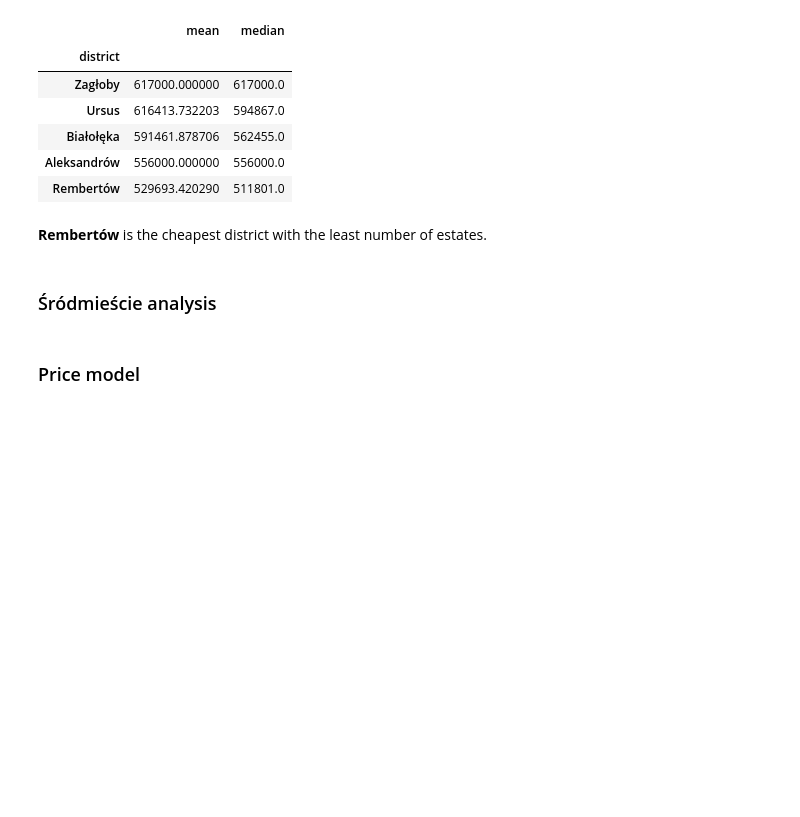
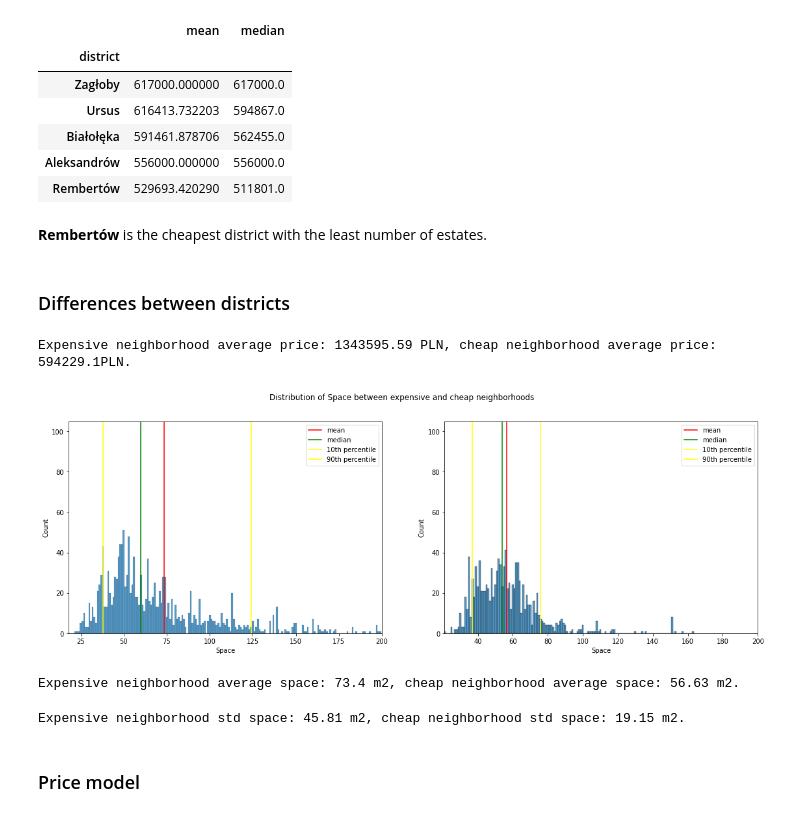
Before and after one commit to CarJung/Uni, a Jupyter notebook: Warsaw_flats/Report.ipynb, the cells around one changed output. Cells and saved outputs as stored; diff of their text form; code cells hidden in the pictures; blank space fills up the shorter version.

Commit message:
added differenced and summary is started

```diff
--- a/Warsaw_flats/Report.ipynb
+++ b/Warsaw_flats/Report.ipynb
@@ -200,5 +200,43 @@ data.groupby('district')['Price'].agg([np.mean, np.median]).sort_values(by='mean
 | Rembertów | 529693.420290 | 511801.0 |
 # %% [markdown]
  **Rembertów** is the cheapest district with the least number of estates.
-# %% [markdown]
-### Śródmieście analysis
+# %% [markdown]
+### Differences between districts
+# %%
+expensive = data[(data['district'] == 'Śródmieście') | (data['district'] == 'Mokotów') |( data['district'] == 'Wilanów') | (data['district'] == 'Żoliborz')]
+cheap = data[(data['district'] == 'Rembertów') | (data['district'] == 'Białołęka') | (data['district'] == 'Aleksandrów') | (data['district'] == 'Ursus')]
+# %%
+print(f"Expensive neighborhood average price: {round(np.mean(expensive['Price']),2)} PLN, cheap neighborhood average price: {round(np.mean(cheap['Price']),2)}PLN.")
+# %% [output]
+Expensive neighborhood average price: 1343595.59 PLN, cheap neighborhood average price: 594229.1PLN.
+# %%
+fig, ax = plt.subplots(1,2,figsize=(19,6))
+fig.suptitle('Distribution of Space between expensive and cheap neighborhoods')
+
+#expensive districts space histogram
+ax[0].axline((np.mean(expensive['Space']),0),(np.mean(expensive['Space']),100),color='red',label='mean')
+ax[0].axline((np.median(expensive['Space']),0),(np.median(expensive['Space']),100),color='green',label='median')
+ax[0].axline((np.percentile(expensive['Space'], 10),0),(np.percentile(expensive['Space'], 10),100),color='yellow',label='10th percentile')
+ax[0].axline((np.percentile(expensive['Space'], 90),0),(np.percentile(expensive['Space'], 90),100),color='yellow',label='90th percentile')
+ax[0].legend()
+sns.histplot(expensive, x ='Space', discrete=True, ax = ax[0])
+ax[0].set_xlim(np.min(expensive.Space),200);
+
+#cheap districts space histogram
+ax[1].axline((np.mean(cheap['Space']),0),(np.mean(cheap['Space']),100),color='red',label='mean')
+ax[1].axline((np.median(cheap['Space']),0),(np.median(cheap['Space']),100),color='green',label='median')
+ax[1].axline((np.percentile(cheap['Space'], 10),0),(np.percentile(cheap['Space'], 10),100),color='yellow',label='10th percentile')
+ax[1].axline((np.percentile(cheap['Space'], 90),0),(np.percentile(cheap['Space'], 90),100),color='yellow',label='90th percentile')
+ax[1].legend()
+sns.histplot(cheap, x ='Space', discrete=True, ax = ax[1])
+ax[1].set_xlim(np.min(cheap.Space),200);
+# %% [output]
+[figure, added]
+# %%
+print(f"Expensive neighborhood average space: {round(np.mean(expensive['Space']),2)} m2, cheap neighborhood average space: {round(np.mean(cheap['Space']),2)} m2.")
+# %% [output]
+Expensive neighborhood average space: 73.4 m2, cheap neighborhood average space: 56.63 m2.
+# %%
+print(f"Expensive neighborhood std space: {round(np.std(expensive['Space']),2)} m2, cheap neighborhood std space: {round(np.std(cheap['Space']),2)} m2.")
+# %% [output]
+Expensive neighborhood std space: 45.81 m2, cheap neighborhood std space: 19.15 m2.
```
Also changed, not shown: parts of 11 cells of this notebook.
